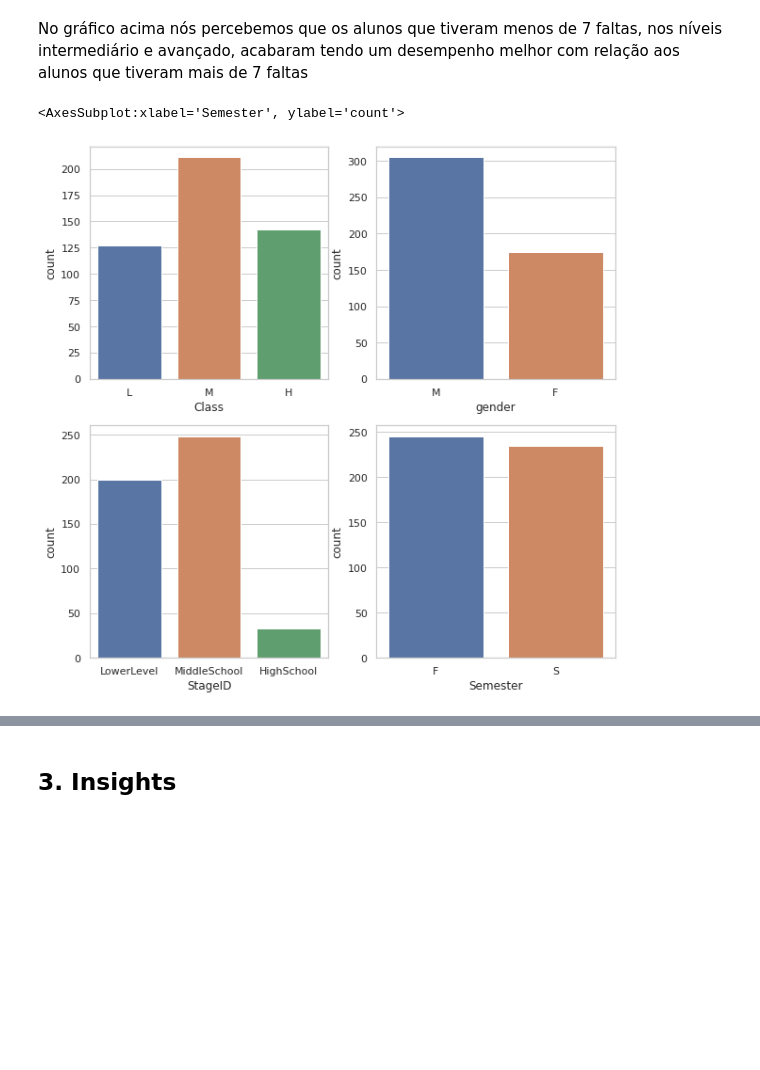
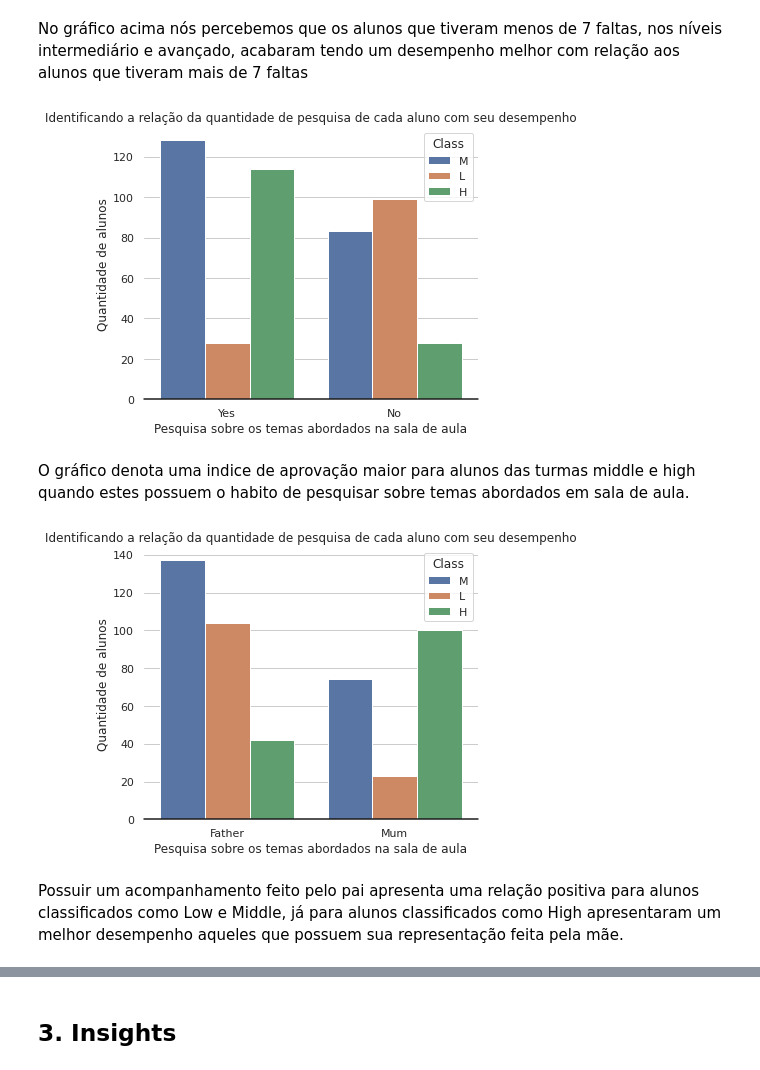
Before and after one commit to atlantico-academy/student-academic-performance, a Jupyter notebook: notebooks/01-exploratory_data_analysis.ipynb, the cells around one changed output, grey strips where cells are left out. Cells and saved outputs as stored; diff of their text form; code cells hidden in the pictures; blank space fills up the shorter version.

```diff
--- a/notebooks/01-exploratory_data_analysis.ipynb
+++ b/notebooks/01-exploratory_data_analysis.ipynb
@@ -466,17 +637,35 @@ plt.show()
 [figure]
 # %% [markdown]
 No gráfico acima nós percebemos que os alunos que tiveram menos de 7 faltas, nos níveis intermediário e avançado, acabaram tendo um desempenho melhor com relação aos alunos que tiveram mais de 7 faltas
-# %%
-sns.set_theme(style="whitegrid")
-
-fig, axarr  = plt.subplots(2,2,figsize=(10,10))
-sns.countplot(x='Class', data=df, ax=axarr[0,0], order=['L','M','H'])
-sns.countplot(x='gender', data=df, ax=axarr[0,1], order=['M','F'])
-sns.countplot(x='StageID', data=df, ax=axarr[1,0])
-sns.countplot(x='Semester', data=df, ax=axarr[1,1])
-
-
-# Modificar valores para porcentagem e exibir nas colunas
-# %% [output]
-<AxesSubplot:xlabel='Semester', ylabel='count'>
-[figure, removed]
+# %%
+sns.set(style="whitegrid")
+plt.figure(figsize=(6,5))
+
+ax = sns.countplot(x='ParentAnsweringSurvey', data=df, hue='Class')
+plt.xlabel('Pesquisa sobre os temas abordados na sala de aula')
+plt.ylabel('Quantidade de alunos')
+plt.title('Identificando a relação da quantidade de pesquisa de cada aluno com seu desempenho', fontsize=12)
+ax.set(frame_on=False)
+ax.axhline(0, color="k", clip_on=False)
+plt.show()
+
+display(Markdown("O gráfico denota uma indice de aprovação maior para alunos das turmas middle e high quando estes possuem o habito de pesquisar sobre temas abordados em sala de aula."))
+# %% [output]
+[figure, added]
+O gráfico denota uma indice de aprovação maior para alunos das turmas middle e high quando estes possuem o habito de pesquisar sobre temas abordados em sala de aula.
+# %%
+sns.set(style="whitegrid")
+plt.figure(figsize=(6,5))
+
+ax = sns.countplot(x='Relation', data=df, hue='Class')
+plt.xlabel('Pesquisa sobre os temas abordados na sala de aula')
+plt.ylabel('Quantidade de alunos')
+plt.title('Identificando a relação da quantidade de pesquisa de cada aluno com seu desempenho', fontsize=12)
+ax.set(frame_on=False)
+ax.axhline(0, color="k", clip_on=False)
+plt.show()
+
+display(Markdown("Possuir um acompanhamento feito pelo pai apresenta uma relação positiva para alunos classificados como Low e Middle, já para alunos classificados como High apresentaram um melhor desempenho aqueles que possuem sua representação feita pela mãe."))
+# %% [output]
+[figure, added]
+Possuir um acompanhamento feito pelo pai apresenta uma relação positiva para alunos classificados como Low e Middle, já para alunos classificados como High apresentaram um melhor desempenho aqueles que possuem sua representação feita pela mãe.
```
Also changed, not shown: parts of 8 cells of this notebook.
